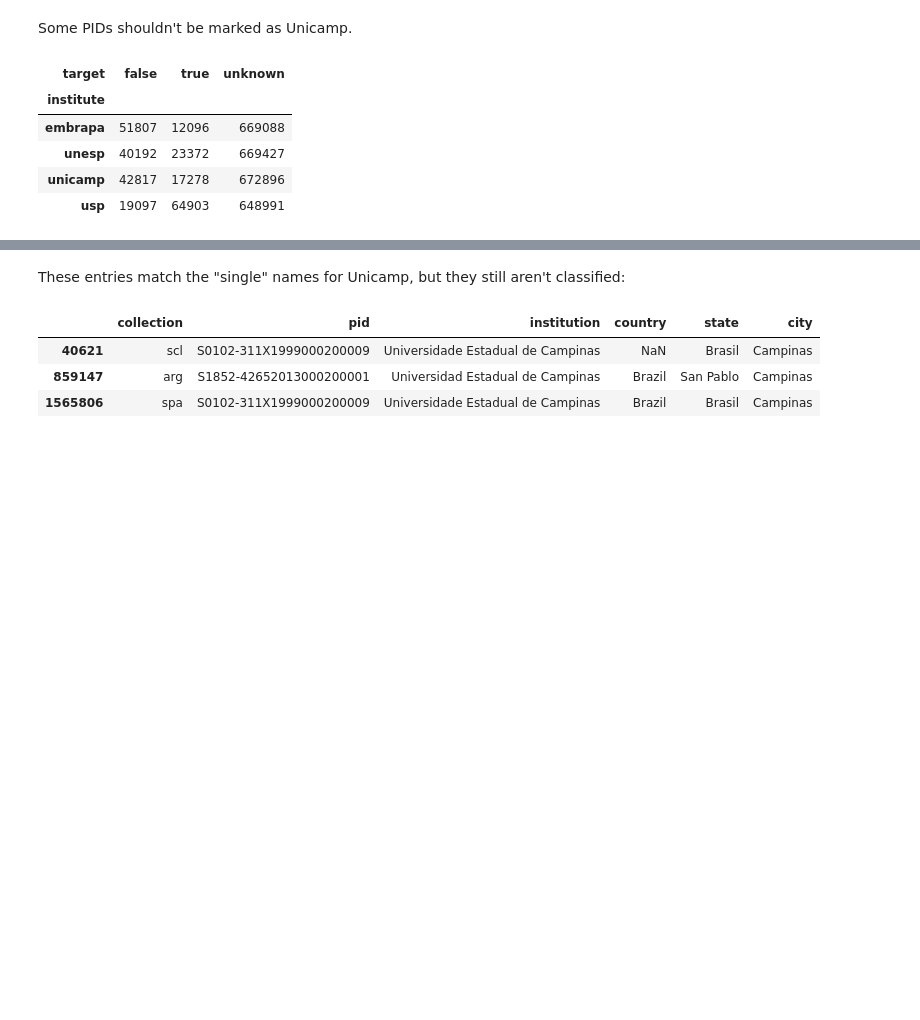
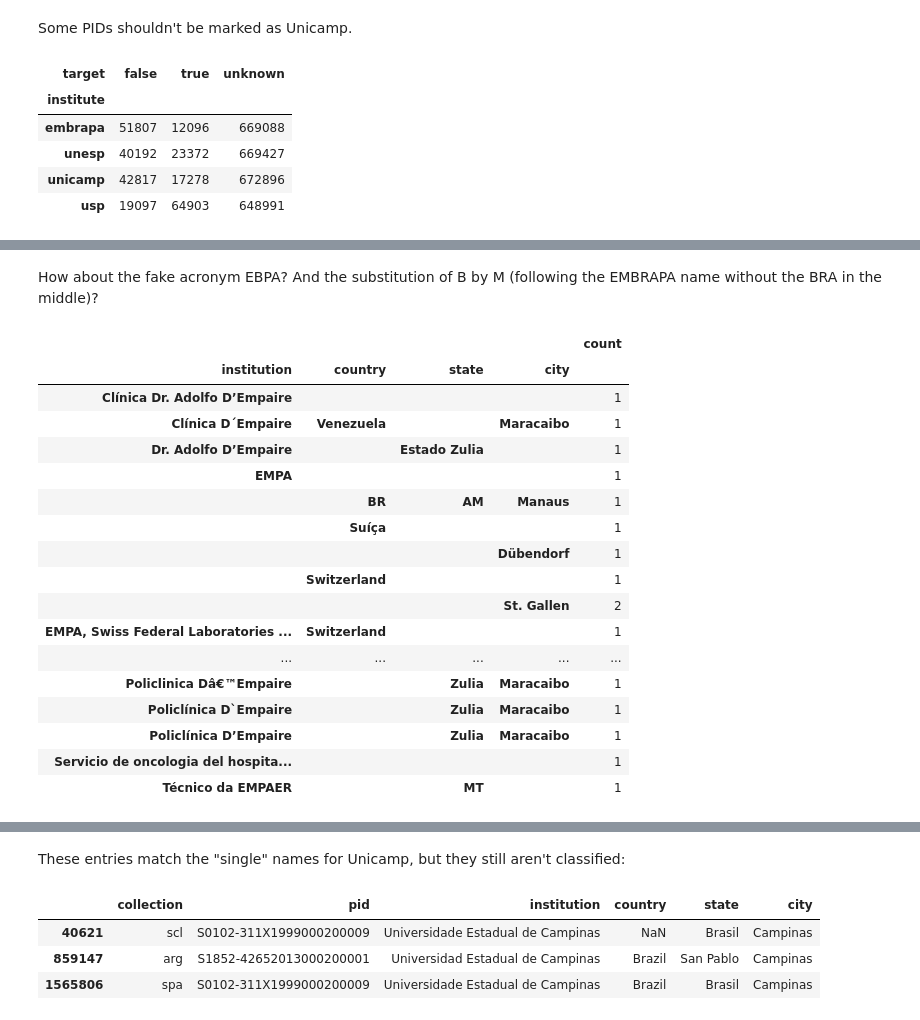
Before and after one commit to scieloorg/normalizations-experiments, a Jupyter notebook: experiments_2019-02_usp_unicamp_unesp_embrapa.ipynb, the cells around one changed output, grey strips where cells are left out. Cells and saved outputs as stored; diff of their text form; code cells hidden in the pictures; blank space fills up the shorter version.

```diff
--- a/experiments_2019-02_usp_unicamp_unesp_embrapa.ipynb
+++ b/experiments_2019-02_usp_unicamp_unesp_embrapa.ipynb
@@ -4201,0 +4206,11 @@ pids2stats(solution2pids(solution))
+# %%
+single_embrapa_fuzzy = partial(
+    regex.search,
+    r"embrapa"
+    r"|(empresa brasileira .* pesquisa agropecuaria){e<=4}"
+    r"|(brazilian agricultural .* research corporation){e<=4}"
+)
+single_embrapa_names = inames[
+    inames.apply(single_embrapa_fuzzy).astype(bool)
+].tolist()
+single_embrapa_names
@@ -4201,0 +4371,40 @@ pids2stats(solution2pids(solution))
+# %% [markdown]
+How about the fake acronym EBPA?
+And the substitution of B by M
+(following the EMBRAPA name without the BRA in the middle)?
+# %%
+tmp_names = get_unsolved_names()
+fuzzied_embrapa_names = tmp_names[
+    ~tmp_names.isin(single_embrapa_names) &
+    tmp_names.str.contains("(?:^| )e[bm]pa")
+]
+del tmp_names
+pd.DataFrame(
+    dataset[
+        all_pre_inames.isin(fuzzied_embrapa_names) &
+        solution["embrapa"].isna()
+    ]
+    .fillna("")
+    .groupby(["institution", "country", "state", "city"])
+    .size()
+    .rename("count")
+)
+# %% [output]
+|  |  |  |  | count |
+| institution | country | state | city |  |
+| Clínica Dr. Adolfo D’Empaire |  |  |  | 1 |
+| Clínica D´Empaire | Venezuela |  | Maracaibo | 1 |
+| Dr. Adolfo D’Empaire |  | Estado Zulia |  | 1 |
+| EMPA |  |  |  | 1 |
+|  | BR | AM | Manaus | 1 |
+|  | Suíça |  |  | 1 |
+|  |  |  | Dübendorf | 1 |
+|  | Switzerland |  |  | 1 |
+|  |  |  | St. Gallen | 2 |
+| EMPA, Swiss Federal Laboratories ... | Switzerland |  |  | 1 |
+| ... | ... | ... | ... | ... |
+| Policlinica Dâ€™Empaire |  | Zulia | Maracaibo | 1 |
+| Policlínica D`Empaire |  | Zulia | Maracaibo | 1 |
+| Policlínica D’Empaire |  | Zulia | Maracaibo | 1 |
+| Servicio de oncologia del hospita... |  |  |  | 1 |
+| Técnico da EMPAER |  | MT |  | 1 |
```
Also changed, not shown: parts of 59 cells of this notebook.
